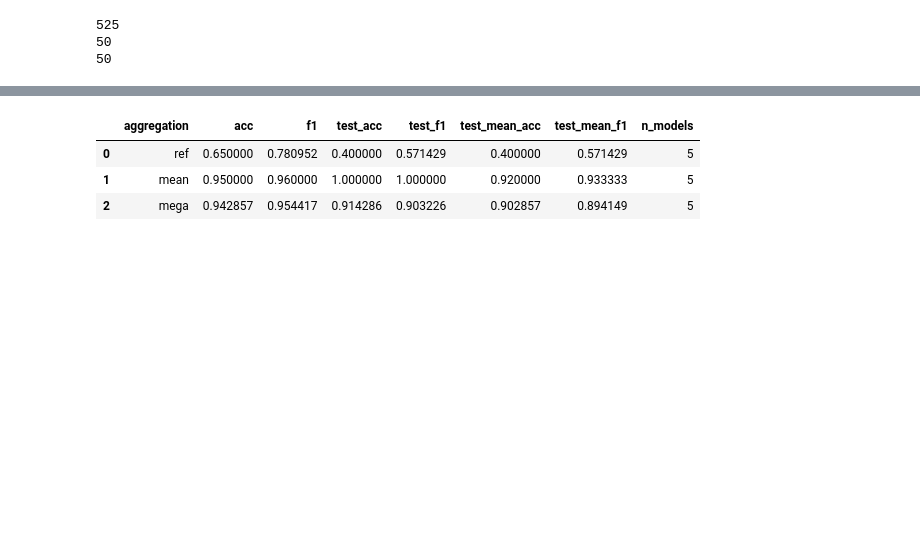
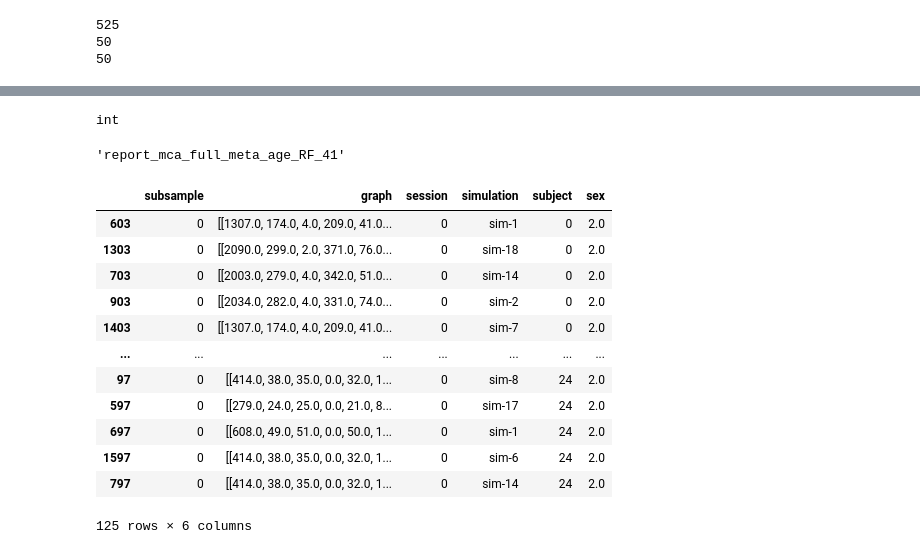
Before and after one commit to gkpapers/2021AggregateMCA, a Jupyter notebook: code/test_experiment.ipynb, the cells around one changed output, grey strips where cells are left out. Saved outputs shown, nothing was run; the diff lists cells and outputs as text; code cells hidden in the pictures; blank space fills up the shorter version.

```diff
--- a/code/test_experiment.ipynb
+++ b/code/test_experiment.ipynb
@@ -188,7 +282,0 @@ clfmca_25.fit(aggregation='mega')
-# %%
-clfmca_25.performance_report()
-# %% [output]
-|  | aggregation | acc | f1 | test_acc | test_f1 | test_mean_acc | test_mean_f1 | n_models |
-| 0 | ref | 0.650000 | 0.780952 | 0.400000 | 0.571429 | 0.400000 | 0.571429 | 5 |
-| 1 | mean | 0.950000 | 0.960000 | 1.000000 | 1.000000 | 0.920000 | 0.933333 | 5 |
-| 2 | mega | 0.942857 | 0.954417 | 0.914286 | 0.903226 | 0.902857 | 0.894149 | 5 |
@@ -194,0 +285,33 @@ clfmca_25.performance_report()
+# %%
+type(df_25mca.session.values[0])
+# %% [output]
+int
+# %%
+experiment_pieces = ['mca_full', 'meta', 'age', 'RF', '41']
+"report_"+"_".join(experiment_pieces)
+# %% [output]
+'report_mca_full_meta_age_RF_41'
+# %%
+n_mca = 5
+rs = 41
+for idx, sub in enumerate(df_25mca['subject'].unique()):
+    tdf = df_25mca.query("subject == {0}".format(sub))
+    if idx == 0:
+        newdf = tdf.sample(n=n_mca, axis=0)
+    else:
+        newdf = pd.concat([newdf, tdf.sample(n=n_mca, axis=0)])
+newdf
+# %% [output]
+|  | subsample | graph | session | simulation | subject | sex |
+| 603 | 0 | [[1307.0, 174.0, 4.0, 209.0, 41.0... | 0 | sim-1 | 0 | 2.0 |
+| 1303 | 0 | [[2090.0, 299.0, 2.0, 371.0, 76.0... | 0 | sim-18 | 0 | 2.0 |
+| 703 | 0 | [[2003.0, 279.0, 4.0, 342.0, 51.0... | 0 | sim-14 | 0 | 2.0 |
+| 903 | 0 | [[2034.0, 282.0, 4.0, 331.0, 74.0... | 0 | sim-2 | 0 | 2.0 |
+| 1403 | 0 | [[1307.0, 174.0, 4.0, 209.0, 41.0... | 0 | sim-7 | 0 | 2.0 |
+| ... | ... | ... | ... | ... | ... | ... |
+| 97 | 0 | [[414.0, 38.0, 35.0, 0.0, 32.0, 1... | 0 | sim-8 | 24 | 2.0 |
+| 597 | 0 | [[279.0, 24.0, 25.0, 0.0, 21.0, 8... | 0 | sim-17 | 24 | 2.0 |
+| 697 | 0 | [[608.0, 49.0, 51.0, 0.0, 50.0, 1... | 0 | sim-1 | 24 | 2.0 |
+| 1597 | 0 | [[414.0, 38.0, 35.0, 0.0, 32.0, 1... | 0 | sim-6 | 24 | 2.0 |
+| 797 | 0 | [[414.0, 38.0, 35.0, 0.0, 32.0, 1... | 0 | sim-14 | 24 | 2.0 |
+125 rows × 6 columns
```
Also changed, not shown: parts of 33 cells of this notebook, 2 other files.
